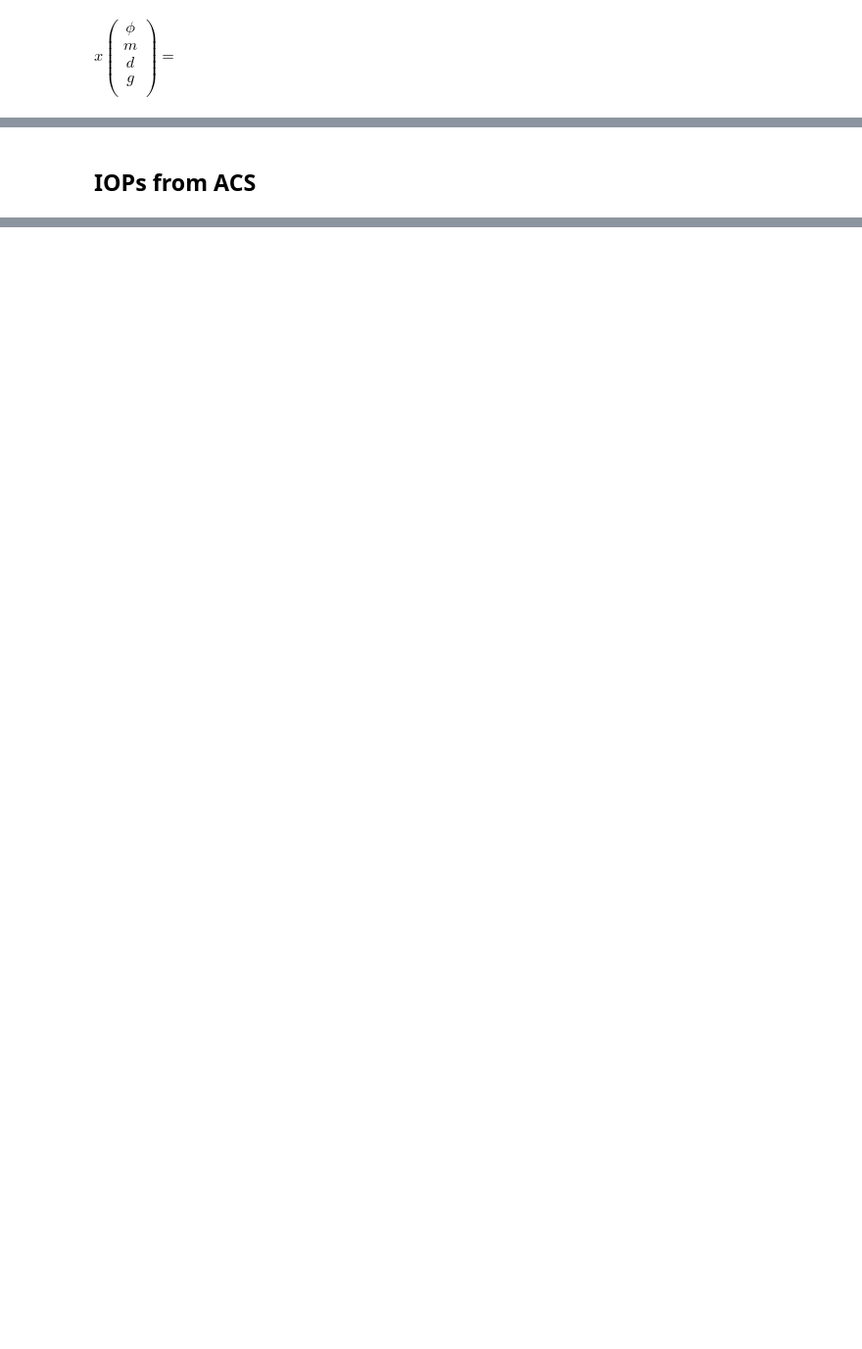
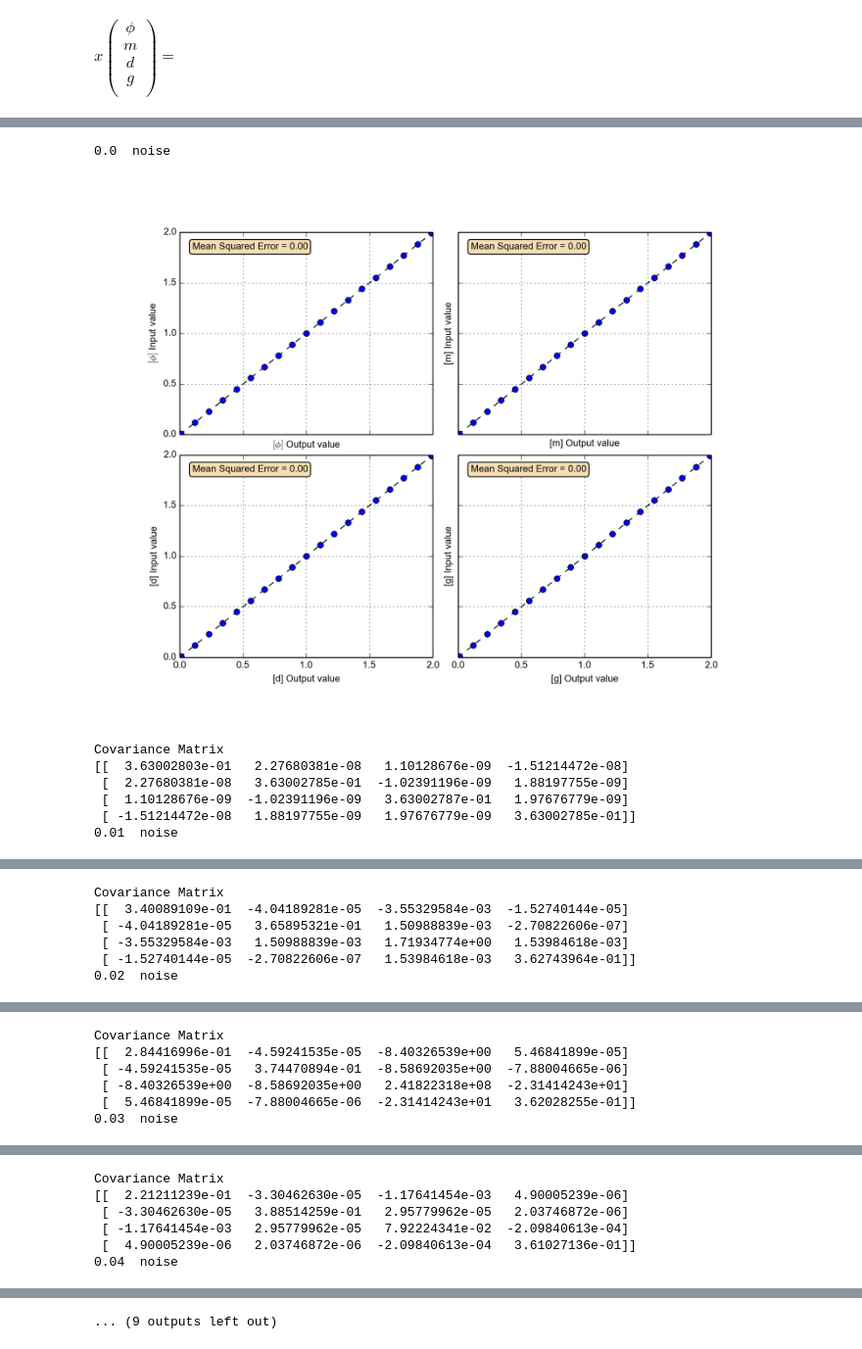
Before and after one commit to marrabld/bootstrappy, a Jupyter notebook: scripts/bootstrap_test.ipynb, the cells around one changed output, grey strips where cells are left out. Shown at 98% size. Cells and saved outputs as stored; diff of their text form; code cells hidden in the pictures; blank space fills up the shorter version.

```diff
--- a/scripts/bootstrap_test.ipynb
+++ b/scripts/bootstrap_test.ipynb
@@ -545,3 +573,35 @@ total 3124
-# %% [markdown]
-IOPs from ACS
---------------
+# %%
+#==========
+# Load all the previous runs
+#==========
+import os
+import sympy as sym
+sym.init_printing(use_unicode=True)
+
+cvar = sym.symbols('cvar')
+files = os.listdir(".")
+files.sort()
+
+
+#print(files)
+from IPython.core.display import Image
+for f in files:
+    if '.png' in f:
+        print(f.split('_')[0] + ' noise')
+        p = Image(filename=f)
+        display(p)
+        noise_pct = f.split('_')[0].split(' ')[0]
+        #print(noise_pct)
+        f2 = open(noise_pct+'_NoiseTest.csv','r')
+        cvar = np.loadtxt(f2)
+        print('Covariance Matrix')
+        print(cvar)
+# %% [output]
+0.0  noise
+[figure, added]
+Covariance Matrix
+[[  3.63002803e-01   2.27680381e-08   1.10128676e-09  -1.51214472e-08]
+ [  2.27680381e-08   3.63002785e-01  -1.02391196e-09   1.88197755e-09]
+ [  1.10128676e-09  -1.02391196e-09   3.63002787e-01   1.97676779e-09]
+ [ -1.51214472e-08   1.88197755e-09   1.97676779e-09   3.63002785e-01]]
+0.01  noise
@@ -547,0 +609,6 @@ IOPs from ACS
+Covariance Matrix
+[[  3.40089109e-01  -4.04189281e-05  -3.55329584e-03  -1.52740144e-05]
+ [ -4.04189281e-05   3.65895321e-01   1.50988839e-03  -2.70822606e-07]
+ [ -3.55329584e-03   1.50988839e-03   1.71934774e+00   1.53984618e-03]
+ [ -1.52740144e-05  -2.70822606e-07   1.53984618e-03   3.62743964e-01]]
+0.02  noise
@@ -547,0 +616,6 @@ IOPs from ACS
+Covariance Matrix
+[[  2.84416996e-01  -4.59241535e-05  -8.40326539e+00   5.46841899e-05]
+ [ -4.59241535e-05   3.74470894e-01  -8.58692035e+00  -7.88004665e-06]
+ [ -8.40326539e+00  -8.58692035e+00   2.41822318e+08  -2.31414243e+01]
+ [  5.46841899e-05  -7.88004665e-06  -2.31414243e+01   3.62028255e-01]]
+0.03  noise
@@ -547,0 +623,6 @@ IOPs from ACS
+Covariance Matrix
+[[  2.21211239e-01  -3.30462630e-05  -1.17641454e-03   4.90005239e-06]
+ [ -3.30462630e-05   3.88514259e-01   2.95779962e-05   2.03746872e-06]
+ [ -1.17641454e-03   2.95779962e-05   7.92224341e-02  -2.09840613e-04]
+ [  4.90005239e-06   2.03746872e-06  -2.09840613e-04   3.61027136e-01]]
+0.04  noise
@@ -547,0 +637 @@ IOPs from ACS
+... (9 outputs left out)
```
Also changed, not shown: parts of 31 cells of this notebook, 18 other files.
